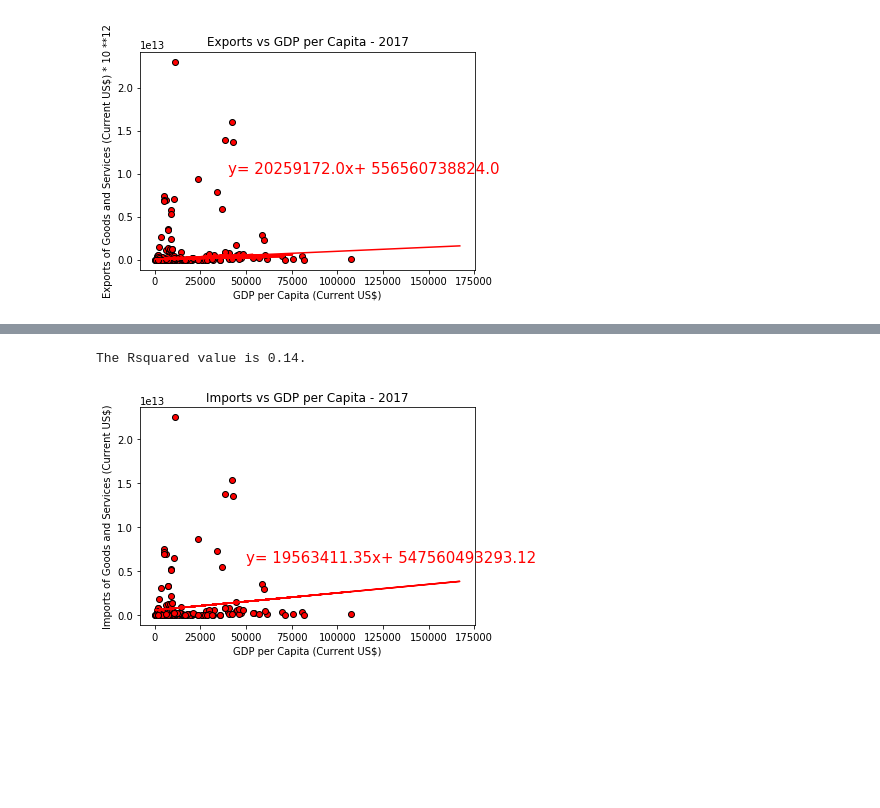
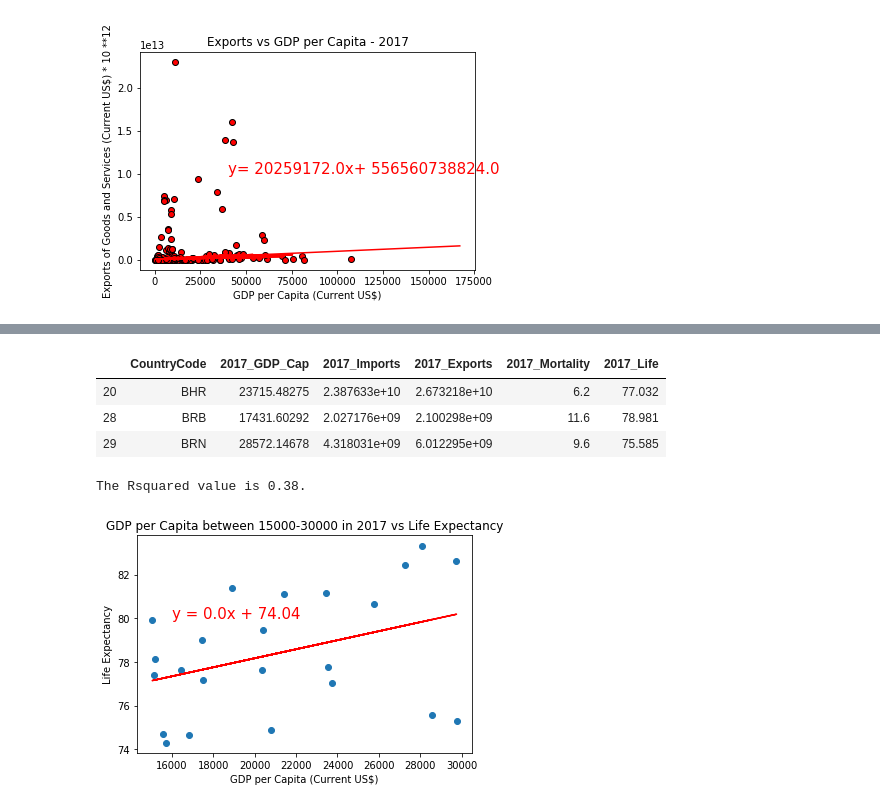
Before and after one commit to TVanEyck/Project1, a Jupyter notebook: World_Development_Indicators_JA.ipynb, the cells around one changed output, grey strips where cells are left out. Drawn from its saved outputs; the diff is of its cells as text; code cells hidden in the pictures; blank space fills up the shorter version.

```diff
--- a/World_Development_Indicators_JA.ipynb
+++ b/World_Development_Indicators_JA.ipynb
@@ -233,25 +343,36 @@ The Rsquared value is 0.25.
+# %%
+# pull data for all countries that fall in this range and compare how life expactancy is affected
+set_same_gdp = summary_df.loc[(summary_df["2017_GDP_Cap"]>=15000) & (summary_df["2017_GDP_Cap"] <=30000)]
+
+#look at only these indicators
+same_gdp = set_same_gdp[["CountryCode", "2017_GDP_Cap", "2017_Imports","2017_Exports","2017_Mortality","2017_Life"]]
+same_gdp
+
+clean_same_gdp = same_gdp.dropna()
+clean_same_gdp.head(3)
+# %% [output]
+|  | CountryCode | 2017_GDP_Cap | 2017_Imports | 2017_Exports | 2017_Mortality | 2017_Life |
+| 20 | BHR | 23715.48275 | 2.387633e+10 | 2.673218e+10 | 6.2 | 77.032 |
+| 28 | BRB | 17431.60292 | 2.027176e+09 | 2.100298e+09 | 11.6 | 78.981 |
+| 29 | BRN | 28572.14678 | 4.318031e+09 | 6.012295e+09 | 9.6 | 75.585 |
 # %%
-#Code Found on https://stackoverflow.com/questions/13643363/linear-regression-of-arrays-containing-nans-in-python-numpy
-mask = ~np.isnan(summary_df['2017_GDP_Cap']) & ~np.isnan(summary_df['2017_Imports'])
-#Calculate the Regress Values
-(slope, intercept, rvalue, pvalue, stderr) = linregress(summary_df['2017_GDP_Cap'][mask], summary_df['2017_Imports'][mask])
-regress_2017 = slope * summary_df['2017_GDP_Cap'] + intercept
-#Create the Line Equation
-line_eq_2017 = "y= " + str(round(slope,2)) + "x+ " + str(round(intercept,2))
-#Plot the Export vs GDP per Capita Data
-plt.scatter(summary_df['2017_GDP_Cap'], summary_df['2017_Imports'], c = "red", edgecolors = "black")
-#Plot the Regress Values
-plt.plot(summary_df['2017_GDP_Cap'], regress_2017, c = "red")
-#Annotate the Line Equation
-plt.annotate(line_eq_2017, xy = (50000, 6*10**12), fontsize = 15, color = "red")
-plt.title("Imports vs GDP per Capita - 2017")
+# make scatter plot showing relationship in GDP rage selected
+x_values = clean_same_gdp['2017_GDP_Cap']
+y_values = clean_same_gdp['2017_Life']
+(slope, intercept, rvalue, pvalue, stderr) = linregress(x_values, y_values)
+regress_values = x_values * slope + intercept
+line_eq = "y = " + str(round(slope,2)) + "x + " + str(round(intercept,2))
+plt.scatter(x_values,y_values)
+plt.plot(x_values,regress_values,"r-")
+plt.annotate(line_eq, xy = (16000, 10*8), fontsize = 15, color = "red")
+plt.title("GDP per Capita between 15000-30000 in 2017 vs Life Expectancy")
 plt.xlabel("GDP per Capita (Current US$)")
-plt.ylabel("Imports of Goods and Services (Current US$)")
+plt.ylabel("Life Expectancy")
 print(f"The Rsquared value is {round(rvalue,2)}.")
 #Save the Plot as a PNG
-plt.savefig("Imports_vs_GDP_per_Capita_2017.png")
+plt.savefig("Life_vs_Same_GDP_15k-30k_2017.png")
 #Show the Plot
 plt.show()
 # %% [output]
-The Rsquared value is 0.14.
+The Rsquared value is 0.38.
-[figure, old version]
+[figure, new version]
```
Also changed, not shown: parts of 7 cells of this notebook, 7 other files.
